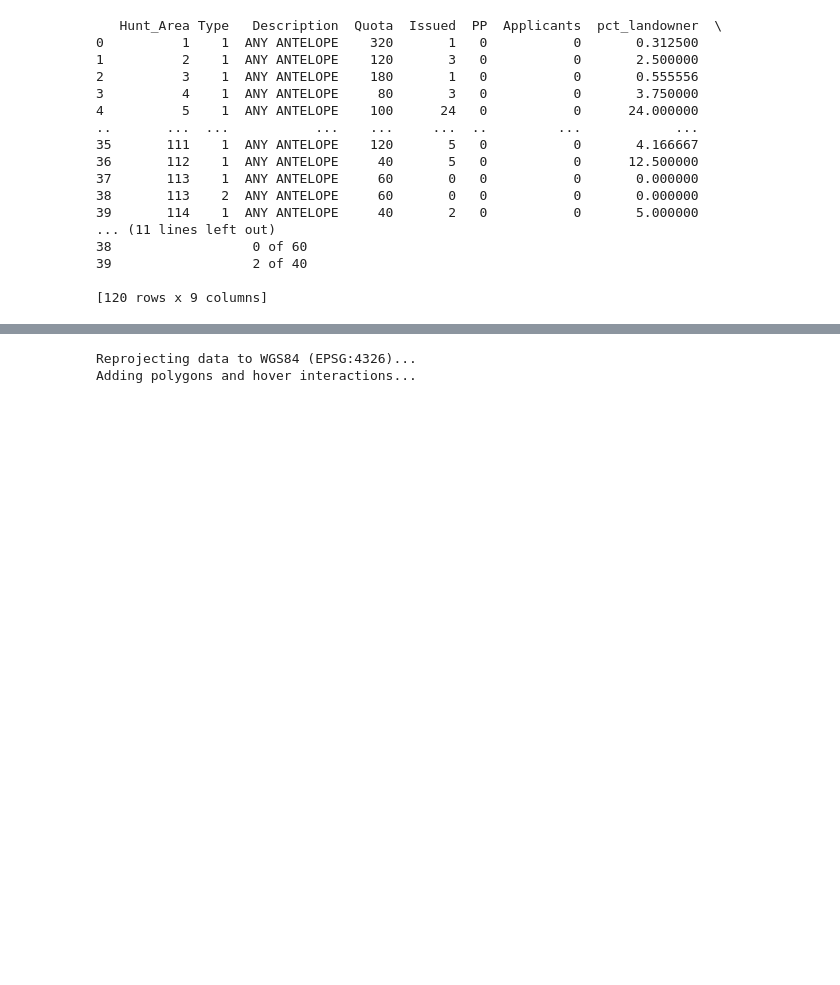
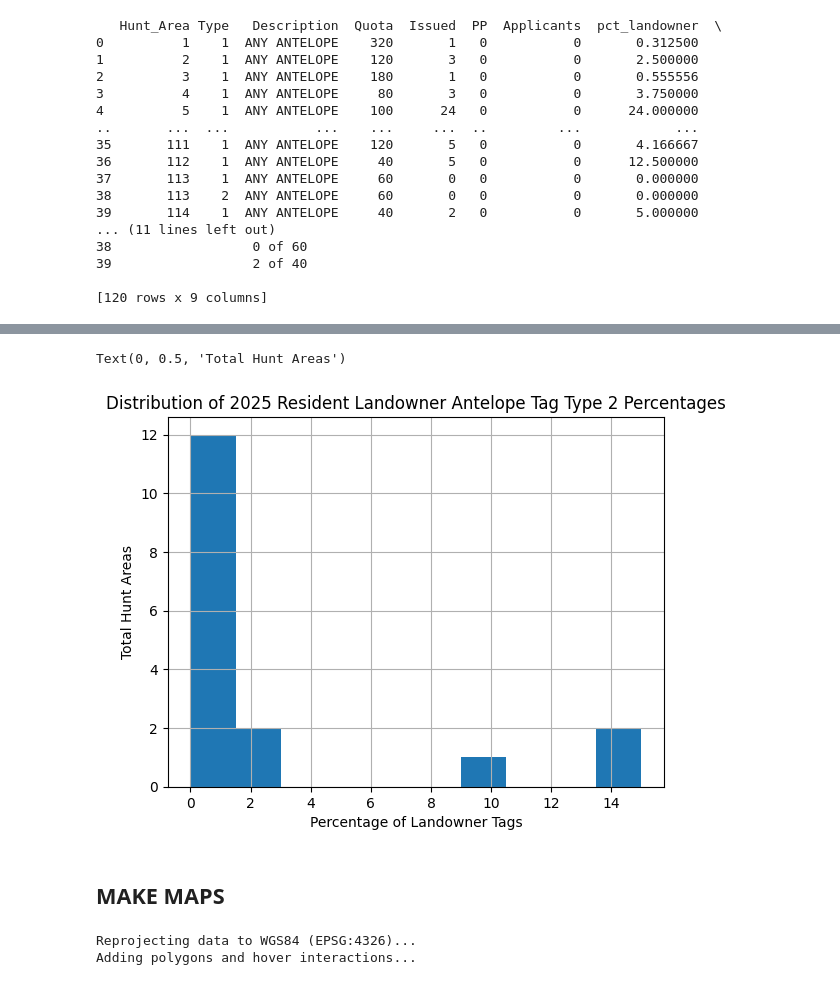
Before and after one commit to glitt13/public_trust_wildlife, a Jupyter notebook: LandownerAntelopeTags.ipynb, the cells around one changed output, grey strips where cells are left out. Drawn from its saved outputs; the diff is of its cells as text; code cells hidden in the pictures; blank space fills up the shorter version.

```diff
--- a/LandownerAntelopeTags.ipynb
+++ b/LandownerAntelopeTags.ipynb
@@ -50,3 +80,15 @@ print(landowner_tags)
+# %%
+type2_landowner_tags = landowner_tags[landowner_tags['Type']=='2']
+ax = type2_landowner_tags['pct_landowner'].hist()
+# Set the title and labels
+ax.set_title("Distribution of 2025 Resident Landowner Antelope Tag Type 2 Percentages")
+ax.set_xlabel("Percentage of Landowner Tags")
+ax.set_ylabel("Total Hunt Areas")
+# %% [output]
+Text(0, 0.5, 'Total Hunt Areas')
+[figure, added]
+# %% [markdown]
+## MAKE MAPS
 # %%
 # Read in the Wyoming G&F Elk Hunt Areas Map
 gdf_ha = gpd.read_file("~/Documents/personal/BHA/data_in/gpkg/AntelopeHuntAreas_3598308985996556140.gpkg")
```
Also changed, not shown: parts of 5 cells of this notebook, 2 other files.
